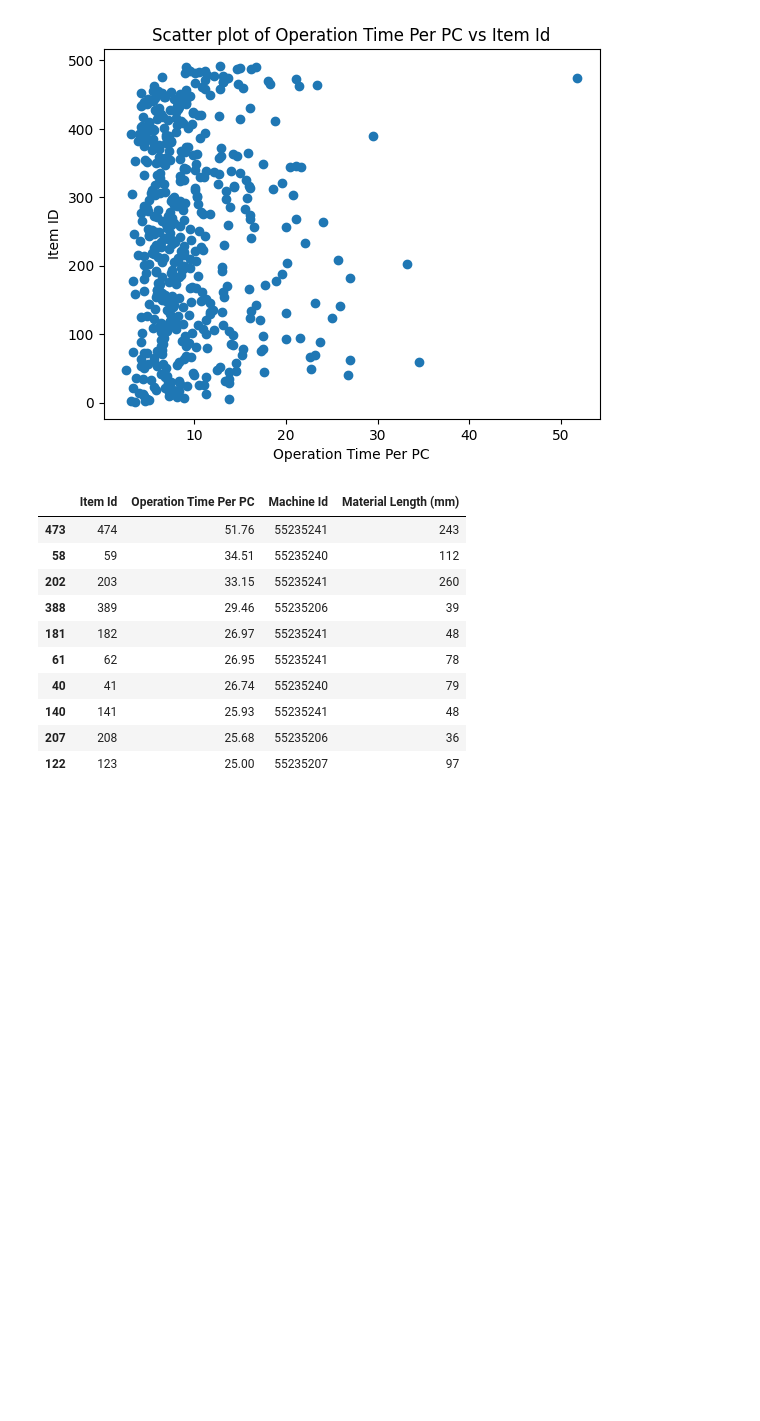
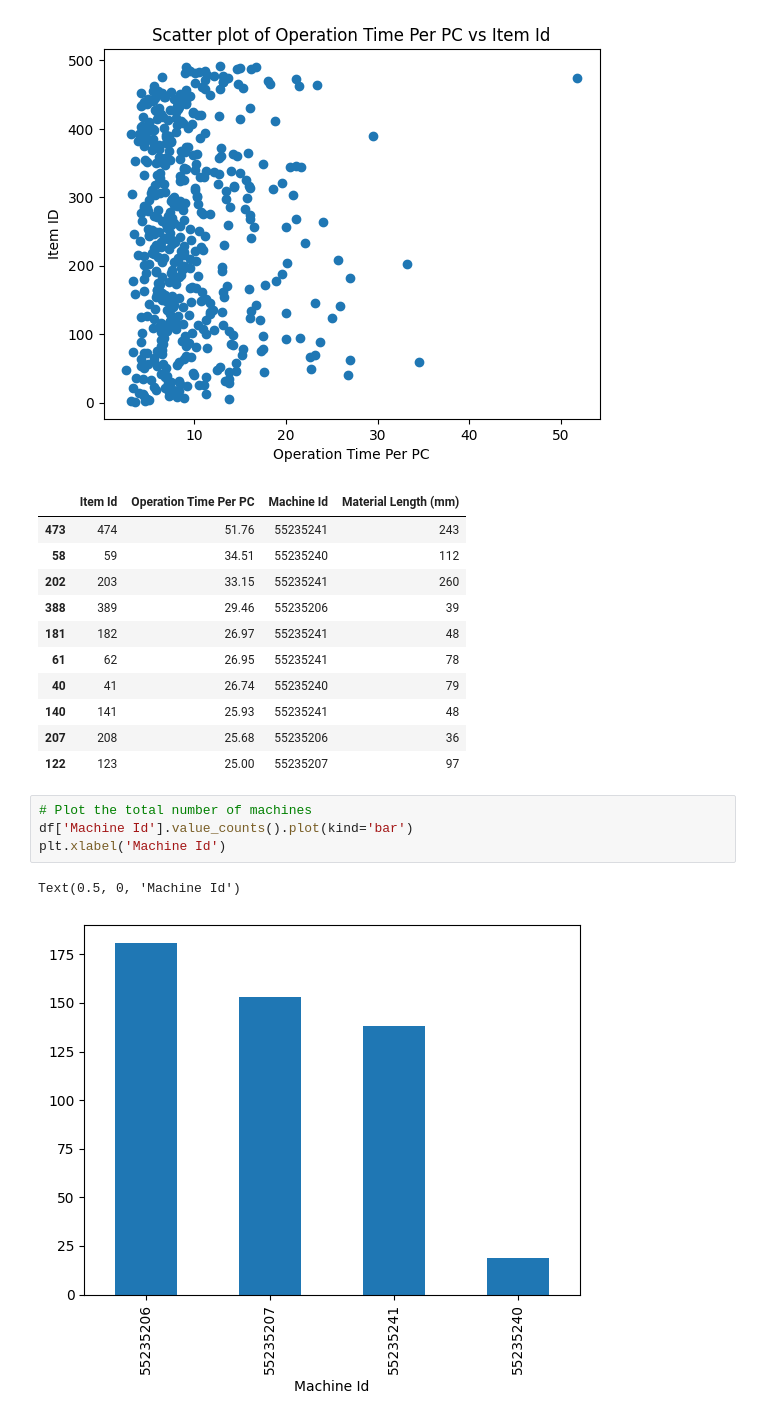
Before and after one commit to AxelGard/hackaping, a Jupyter notebook: data_exploration/turning_data_ac_data_exploration.ipynb, the cells around one changed output. Saved outputs shown, nothing was run; the diff lists cells and outputs as text; blank space fills up the shorter version.

```diff
--- a/data_exploration/turning_data_ac_data_exploration.ipynb
+++ b/data_exploration/turning_data_ac_data_exploration.ipynb
@@ -112,3 +112,10 @@ outliers[['Item Id', 'Operation Time Per PC', 'Machine Id', 'Material Length (mm
 | 140 | 141 | 25.93 | 55235241 | 48 |
 | 207 | 208 | 25.68 | 55235206 | 36 |
 | 122 | 123 | 25.00 | 55235207 | 97 |
+# %%
+# Plot the total number of machines
+df['Machine Id'].value_counts().plot(kind='bar')
+plt.xlabel('Machine Id')
+# %% [output]
+Text(0.5, 0, 'Machine Id')
+[figure, added]
```
Also changed, not shown: 2 other files.
